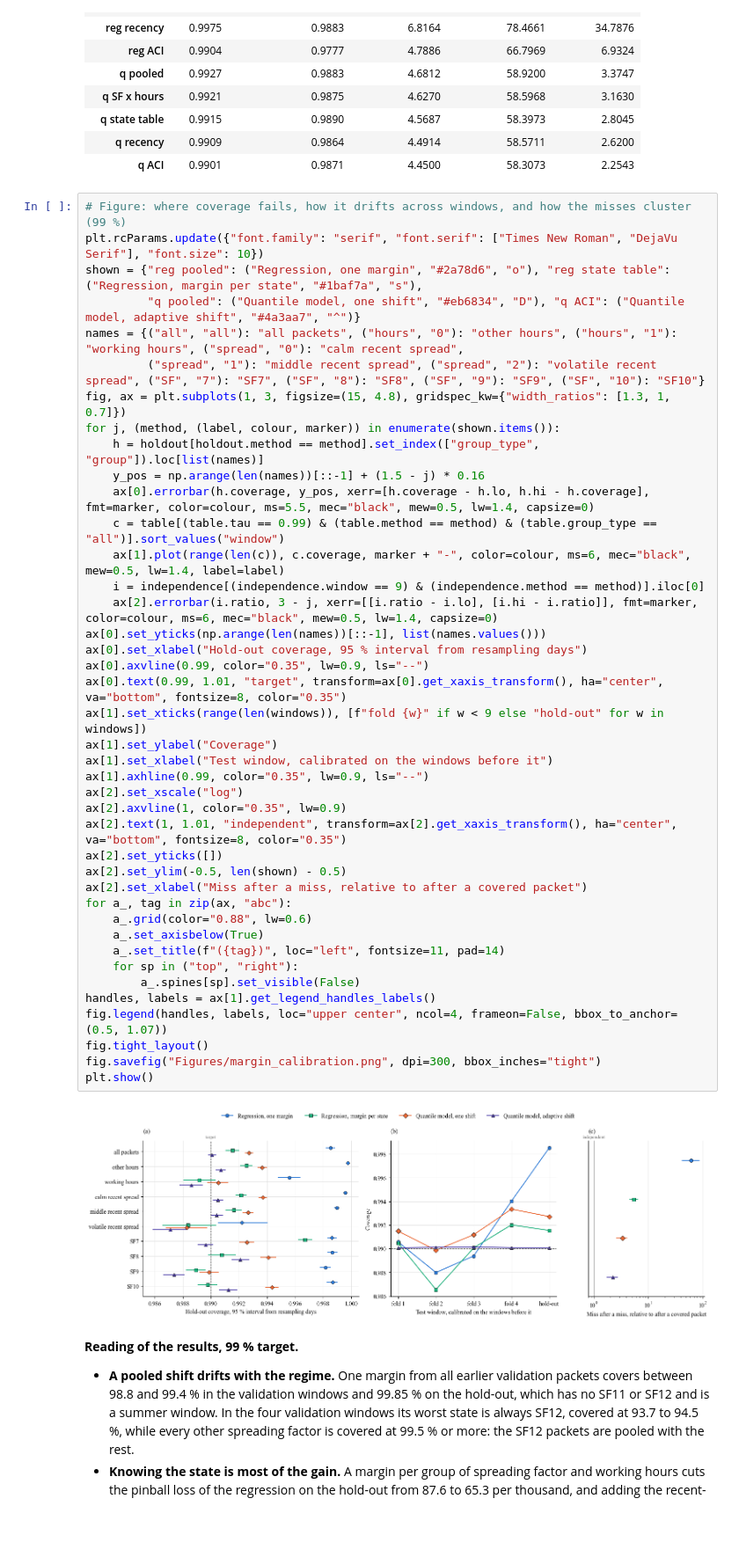
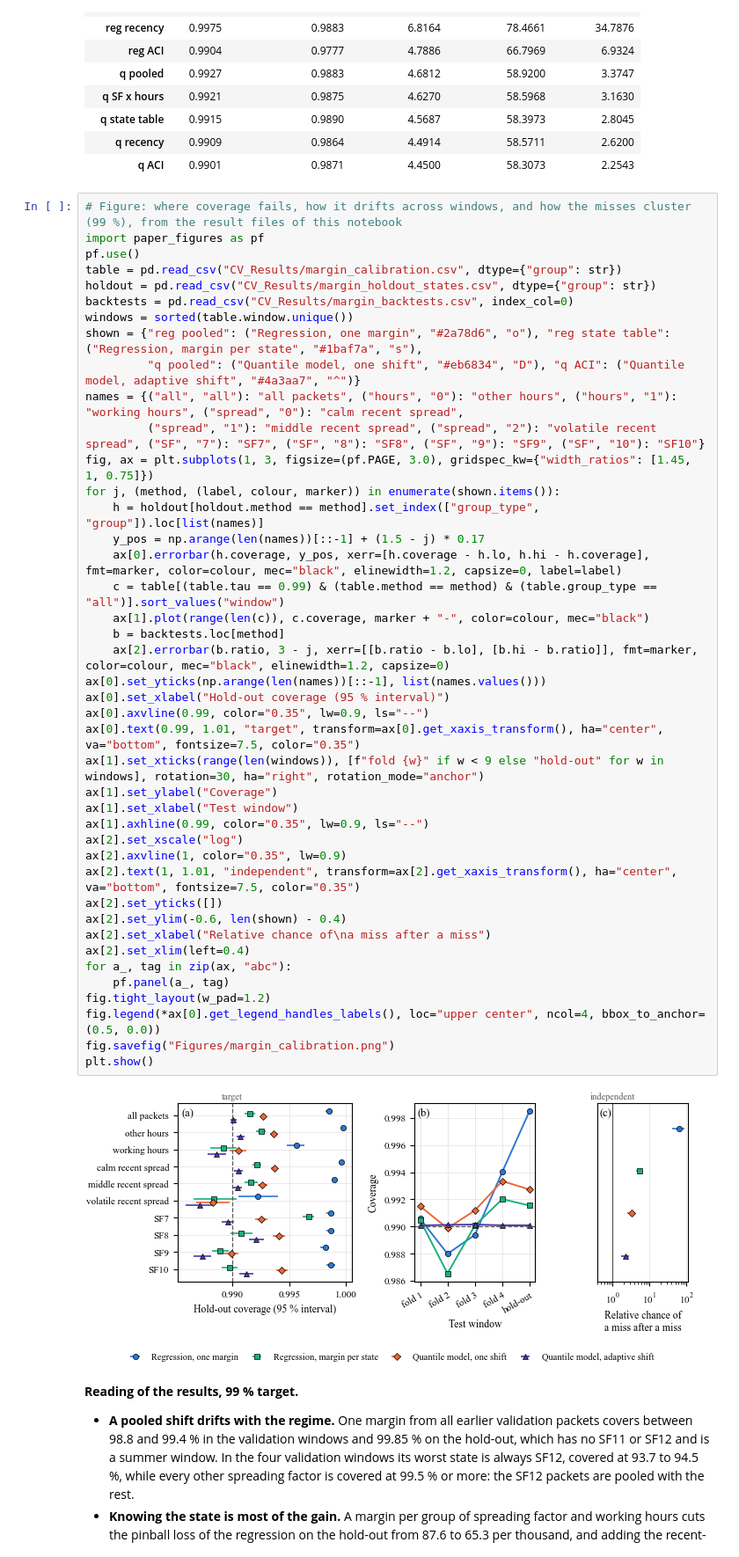
Before and after one commit to nahshonmokua/LoRaWAN-IndoorPathLossModeling-ML, a Jupyter notebook: 17_Margin_Calibration.ipynb, the cells around one changed output. Shown at 88% size. Drawn from its saved outputs; the diff is of its cells as text; blank space fills up the shorter version.

Commit message:
17: margin-calibration figure at page width in the shared style
Drawn from the saved result files (CV_Results/margin_calibration.csv, margin_holdout_states.csv, margin_backtests.csv); legend below the figure, panel labels inside the axes, readable fonts. Only the setup and figure cells were executed; every other output is unchanged.

```diff
--- a/17_Margin_Calibration.ipynb
+++ b/17_Margin_Calibration.ipynb
@@ -372,48 +372,49 @@ display(headline.round(4))
 | q recency | 0.9909 | 0.9864 | 4.4914 | 58.5711 | 2.6200 |
 | q ACI | 0.9901 | 0.9871 | 4.4500 | 58.3073 | 2.2543 |
 # %%
-# Figure: where coverage fails, how it drifts across windows, and how the misses cluster (99 %)
-plt.rcParams.update({"font.family": "serif", "font.serif": ["Times New Roman", "DejaVu Serif"], "font.size": 10})
+# Figure: where coverage fails, how it drifts across windows, and how the misses cluster (99 %), from the result files of this notebook
+import paper_figures as pf
+pf.use()
+table = pd.read_csv("CV_Results/margin_calibration.csv", dtype={"group": str})
+holdout = pd.read_csv("CV_Results/margin_holdout_states.csv", dtype={"group": str})
+backtests = pd.read_csv("CV_Results/margin_backtests.csv", index_col=0)
+windows = sorted(table.window.unique())
 shown = {"reg pooled": ("Regression, one margin", "#2a78d6", "o"), "reg state table": ("Regression, margin per state", "#1baf7a", "s"),
          "q pooled": ("Quantile model, one shift", "#eb6834", "D"), "q ACI": ("Quantile model, adaptive shift", "#4a3aa7", "^")}
 names = {("all", "all"): "all packets", ("hours", "0"): "other hours", ("hours", "1"): "working hours", ("spread", "0"): "calm recent spread",
          ("spread", "1"): "middle recent spread", ("spread", "2"): "volatile recent spread", ("SF", "7"): "SF7", ("SF", "8"): "SF8", ("SF", "9"): "SF9", ("SF", "10"): "SF10"}
-fig, ax = plt.subplots(1, 3, figsize=(15, 4.8), gridspec_kw={"width_ratios": [1.3, 1, 0.7]})
+fig, ax = plt.subplots(1, 3, figsize=(pf.PAGE, 3.0), gridspec_kw={"width_ratios": [1.45, 1, 0.75]})
 for j, (method, (label, colour, marker)) in enumerate(shown.items()):
     h = holdout[holdout.method == method].set_index(["group_type", "group"]).loc[list(names)]
-    y_pos = np.arange(len(names))[::-1] + (1.5 - j) * 0.16
-    ax[0].errorbar(h.coverage, y_pos, xerr=[h.coverage - h.lo, h.hi - h.coverage], fmt=marker, color=colour, ms=5.5, mec="black", mew=0.5, lw=1.4, capsize=0)
+    y_pos = np.arange(len(names))[::-1] + (1.5 - j) * 0.17
+    ax[0].errorbar(h.coverage, y_pos, xerr=[h.coverage - h.lo, h.hi - h.coverage], fmt=marker, color=colour, mec="black", elinewidth=1.2, capsize=0, label=label)
     c = table[(table.tau == 0.99) & (table.method == method) & (table.group_type == "all")].sort_values("window")
-    ax[1].plot(range(len(c)), c.coverage, marker + "-", color=colour, ms=6, mec="black", mew=0.5, lw=1.4, label=label)
-    i = independence[(independence.window == 9) & (independence.method == method)].iloc[0]
-    ax[2].errorbar(i.ratio, 3 - j, xerr=[[i.ratio - i.lo], [i.hi - i.ratio]], fmt=marker, color=colour, ms=6, mec="black", mew=0.5, lw=1.4, capsize=0)
+    ax[1].plot(range(len(c)), c.coverage, marker + "-", color=colour, mec="black")
+    b = backtests.loc[method]
+    ax[2].errorbar(b.ratio, 3 - j, xerr=[[b.ratio - b.lo], [b.hi - b.ratio]], fmt=marker, color=colour, mec="black", elinewidth=1.2, capsize=0)
 ax[0].set_yticks(np.arange(len(names))[::-1], list(names.values()))
-ax[0].set_xlabel("Hold-out coverage, 95 % interval from resampling days")
+ax[0].set_xlabel("Hold-out coverage (95 % interval)")
 ax[0].axvline(0.99, color="0.35", lw=0.9, ls="--")
-ax[0].text(0.99, 1.01, "target", transform=ax[0].get_xaxis_transform(), ha="center", va="bottom", fontsize=8, color="0.35")
-ax[1].set_xticks(range(len(windows)), [f"fold {w}" if w < 9 else "hold-out" for w in windows])
+ax[0].text(0.99, 1.01, "target", transform=ax[0].get_xaxis_transform(), ha="center", va="bottom", fontsize=7.5, color="0.35")
+ax[1].set_xticks(range(len(windows)), [f"fold {w}" if w < 9 else "hold-out" for w in windows], rotation=30, ha="right", rotation_mode="anchor")
 ax[1].set_ylabel("Coverage")
-ax[1].set_xlabel("Test window, calibrated on the windows before it")
+ax[1].set_xlabel("Test window")
 ax[1].axhline(0.99, color="0.35", lw=0.9, ls="--")
 ax[2].set_xscale("log")
 ax[2].axvline(1, color="0.35", lw=0.9)
-ax[2].text(1, 1.01, "independent", transform=ax[2].get_xaxis_transform(), ha="center", va="bottom", fontsize=8, color="0.35")
+ax[2].text(1, 1.01, "independent", transform=ax[2].get_xaxis_transform(), ha="center", va="bottom", fontsize=7.5, color="0.35")
 ax[2].set_yticks([])
-ax[2].set_ylim(-0.5, len(shown) - 0.5)
-ax[2].set_xlabel("Miss after a miss, relative to after a covered packet")
+ax[2].set_ylim(-0.6, len(shown) - 0.4)
+ax[2].set_xlabel("Relative chance of\na miss after a miss")
+ax[2].set_xlim(left=0.4)
 for a_, tag in zip(ax, "abc"):
-    a_.grid(color="0.88", lw=0.6)
-    a_.set_axisbelow(True)
-    a_.set_title(f"({tag})", loc="left", fontsize=11, pad=14)
-    for sp in ("top", "right"):
-        a_.spines[sp].set_visible(False)
-handles, labels = ax[1].get_legend_handles_labels()
-fig.legend(handles, labels, loc="upper center", ncol=4, frameon=False, bbox_to_anchor=(0.5, 1.07))
-fig.tight_layout()
-fig.savefig("Figures/margin_calibration.png", dpi=300, bbox_inches="tight")
+    pf.panel(a_, tag)
+fig.tight_layout(w_pad=1.2)
+fig.legend(*ax[0].get_legend_handles_labels(), loc="upper center", ncol=4, bbox_to_anchor=(0.5, 0.0))
+fig.savefig("Figures/margin_calibration.png")
 plt.show()
 # %% [output]
-[figure, old version]
+[figure, new version]
 # %% [markdown]
 **Reading of the results, 99 % target.**
 
```
